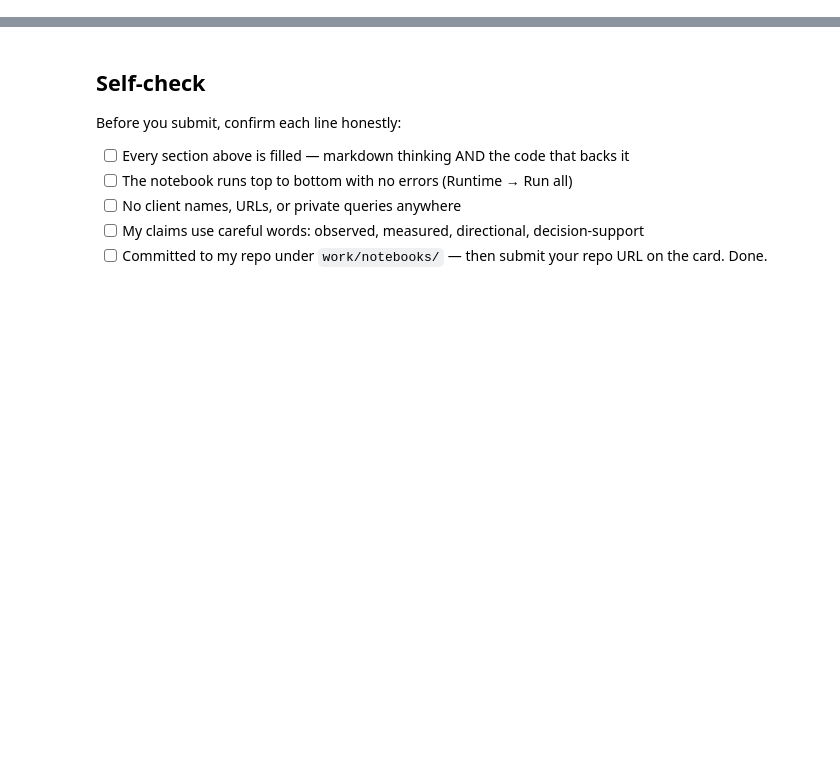
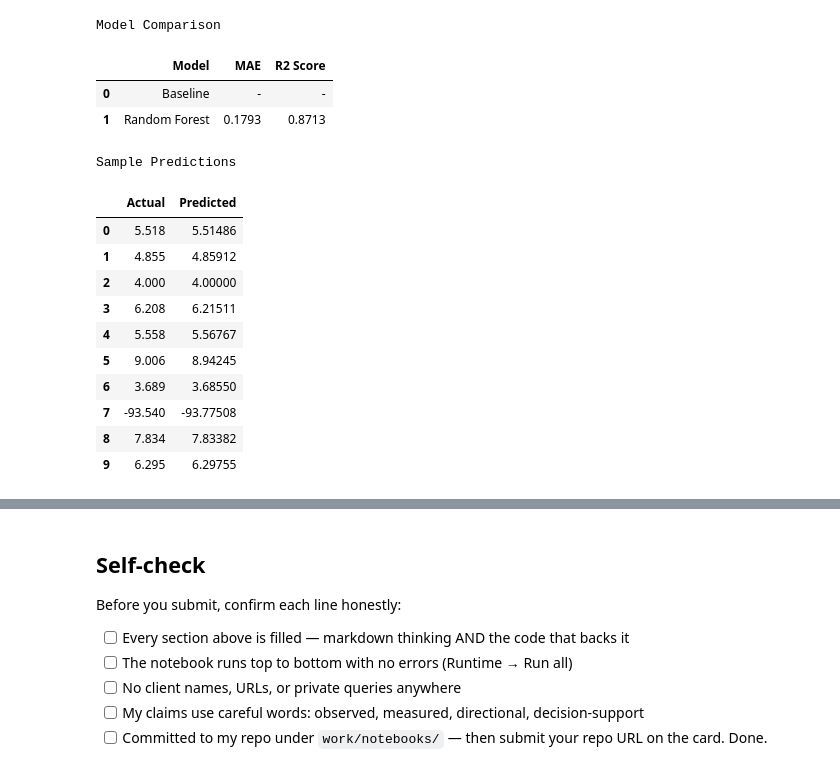
Before and after one commit to Rana4682/flyrank-ml-internship, a Jupyter notebook: work/notebooks/capstone.ipynb, the cells around one changed output, grey strips where cells are left out. Saved outputs shown, nothing was run; the diff lists cells and outputs as text; code cells hidden in the pictures; blank space fills up the shorter version.

```diff
--- a/work/notebooks/capstone.ipynb
+++ b/work/notebooks/capstone.ipynb
@@ -57,0 +194,51 @@ This skeleton is yours to fill. Work the sections **in order** — each one has
+# %%
+from sklearn.ensemble import RandomForestRegressor
+from sklearn.metrics import mean_absolute_error, r2_score
+import pandas as pd
+
+# Train Model
+model = RandomForestRegressor(
+    n_estimators=100,
+    random_state=42
+)
+
+model.fit(X_train, y_train)
+
+# Predictions
+predictions = model.predict(X_test)
+
+# Metrics
+mae = mean_absolute_error(y_test, predictions)
+r2 = r2_score(y_test, predictions)
+
+results = pd.DataFrame({
+    "Model": ["Baseline", "Random Forest"],
+    "MAE": ["-", round(mae, 4)],
+    "R2 Score": ["-", round(r2, 4)]
+})
+
+print("Model Comparison")
+display(results)
+
+print("\nSample Predictions")
+display(pd.DataFrame({
+    "Actual": y_test.values[:10],
+    "Predicted": predictions[:10]
+}))
+# %% [output]
+Model Comparison
+|  | Model | MAE | R2 Score |
+| 0 | Baseline | - | - |
+| 1 | Random Forest | 0.1793 | 0.8713 |
+Sample Predictions
+|  | Actual | Predicted |
+| 0 | 5.518 | 5.51486 |
+| 1 | 4.855 | 4.85912 |
+| 2 | 4.000 | 4.00000 |
+| 3 | 6.208 | 6.21511 |
+| 4 | 5.558 | 5.56767 |
+| 5 | 9.006 | 8.94245 |
+| 6 | 3.689 | 3.68550 |
+| 7 | -93.540 | -93.77508 |
+| 8 | 7.834 | 7.83382 |
+| 9 | 6.295 | 6.29755 |
```
Also changed, not shown: parts of 28 cells of this notebook.
